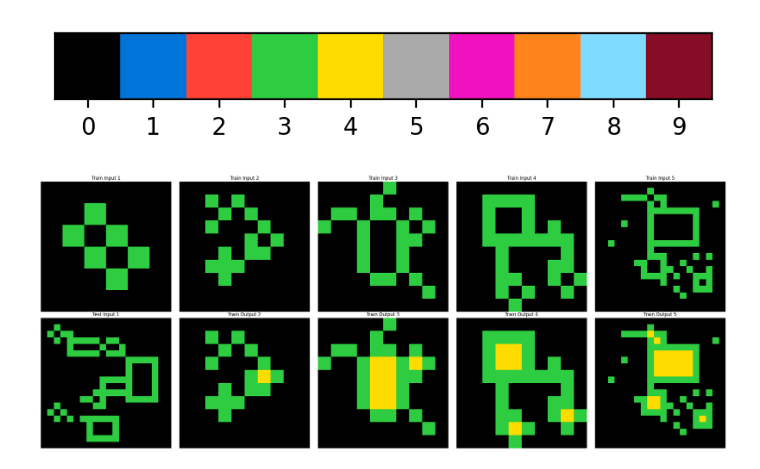
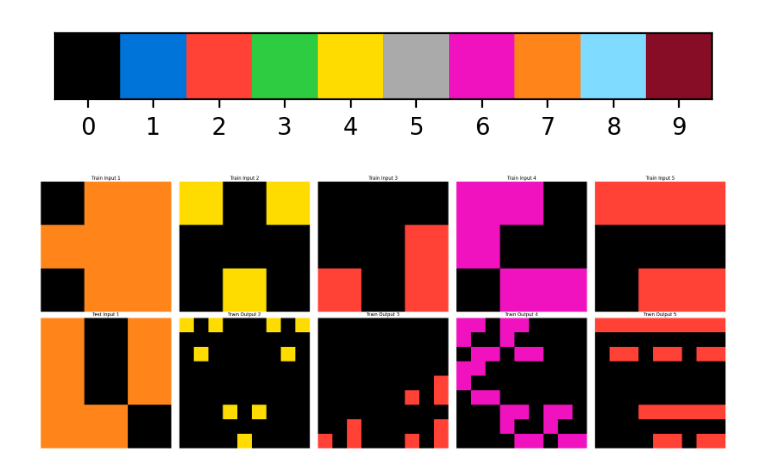
Before and after one commit to neishka998/Kaggle-ARC-24, a Jupyter notebook: notebook/train_data_visualize.ipynb, the cells around one changed output. Drawn from its saved outputs; the diff is of its cells as text; code cells hidden in the pictures.

```diff
--- a/notebook/train_data_visualize.ipynb
+++ b/notebook/train_data_visualize.ipynb
@@ -80,36 +80,36 @@ def plot_data(data, title, cmap, norm, ax):
     ax.axis('off')
 
 # Extract the first element and plot all inputs and outputs
-key = "00d62c1b"
+key = "007bbfb7"
 test_data = data_dict[key]["test"]
 train_data = data_dict[key]["train"]
 
 
 # Determine the number of columns needed
 num_columns = max(len(test_data), len(train_data))
 
 # Create subplots
 fig, axes = plt.subplots(2, num_columns, figsize=(num_columns * 5, 10))
 
 # Plot train inputs and outputs side by side
 for i, train in enumerate(train_data):
     plot_data(train["input"], f"Train Input {i+1}", cmap, norm, axes[0, i])
     if "output" in train:
         plot_data(train["output"], f"Train Output {i+1}", cmap, norm, axes[1, i])
 
 # Plot test inputs below the train inputs
 for i, test in enumerate(test_data):
     col = len(train_data) + i
     plot_data(test["input"], f"Test Input {i+1}", cmap, norm, axes[1, i])
 
 
 # Remove empty subplots
 for i in range(len(train_data), num_columns):
     axes[0, i].axis('off')
     if i >= len(train_data):
         axes[1, i].axis('off')
 
 plt.tight_layout()
 plt.show()
 # %% [output]
-[figure, old version]
+[figure, new version]
```
